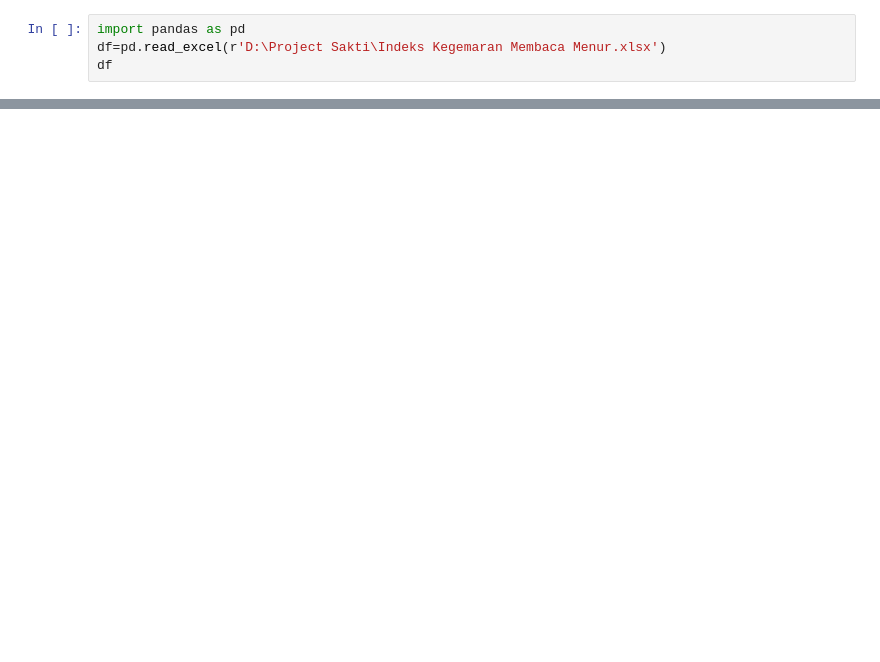
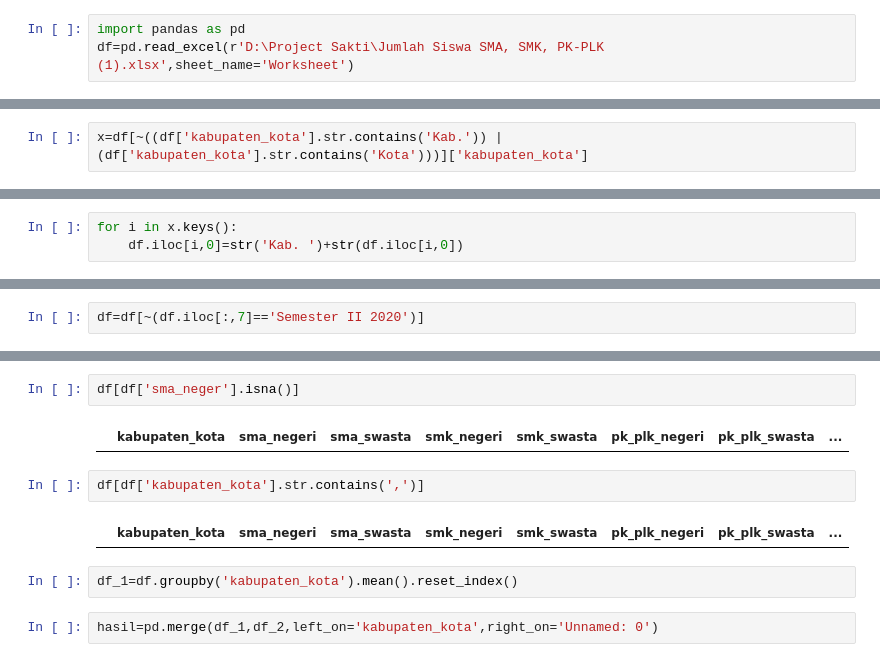
Before and after one commit to rampagezero/project_sakti, a Jupyter notebook: script_1.ipynb, the cells around one changed output, grey strips where cells are left out. Drawn from its saved outputs; the diff is of its cells as text; blank space fills up the shorter version.

```diff
--- a/script_1.ipynb
+++ b/script_1.ipynb
@@ -1,4 +1,3 @@
 # %%
 import pandas as pd
-df=pd.read_excel(r'D:\Project Sakti\Indeks Kegemaran Membaca Menur.xlsx')
-df
+df=pd.read_excel(r'D:\Project Sakti\Jumlah Siswa SMA, SMK, PK-PLK (1).xlsx',sheet_name='Worksheet')
@@ -22,0 +4,2 @@ df
+# %%
+x=df[~((df['kabupaten_kota'].str.contains('Kab.')) | (df['kabupaten_kota'].str.contains('Kota')))]['kabupaten_kota']
@@ -22,0 +10,3 @@ df
+# %%
+for i in x.keys():
+    df.iloc[i,0]=str('Kab. ')+str(df.iloc[i,0])
@@ -22,0 +55,2 @@ df
+# %%
+df=df[~(df.iloc[:,7]=='Semester II 2020')]
@@ -22,0 +75,12 @@ df
+# %%
+df[df['sma_neger'].isna()]
+# %% [output]
+|  | kabupaten_kota | sma_negeri | sma_swasta | smk_negeri | smk_swasta | pk_plk_negeri | pk_plk_swasta | ... |
+# %%
+df[df['kabupaten_kota'].str.contains(',')]
+# %% [output]
+|  | kabupaten_kota | sma_negeri | sma_swasta | smk_negeri | smk_swasta | pk_plk_negeri | pk_plk_swasta | ... |
+# %%
+df_1=df.groupby('kabupaten_kota').mean().reset_index()
+# %%
+hasil=pd.merge(df_1,df_2,left_on='kabupaten_kota',right_on='Unnamed: 0')
```
Also changed, not shown: parts of 13 cells of this notebook.
